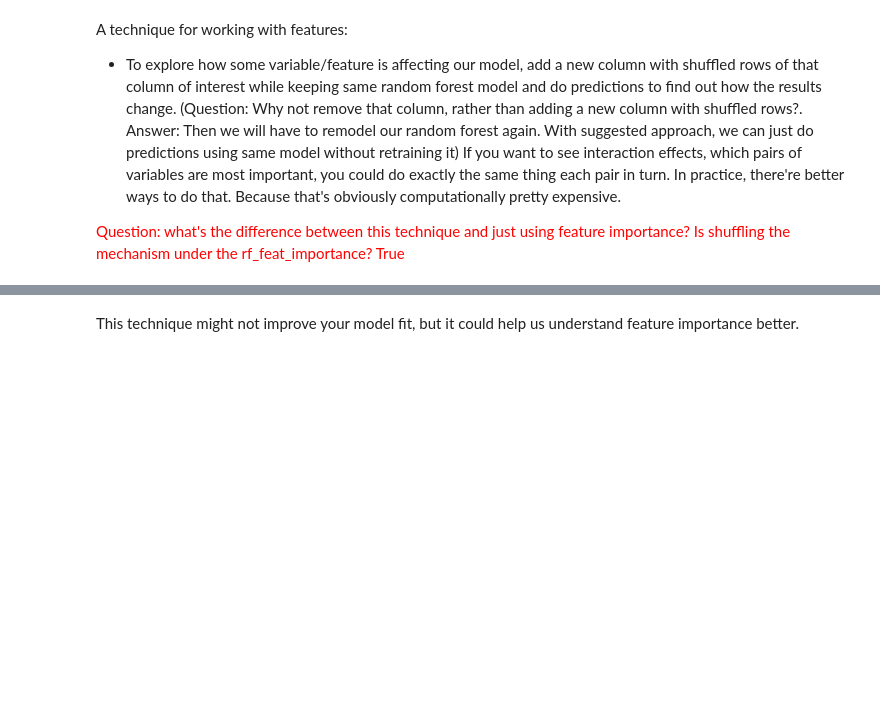
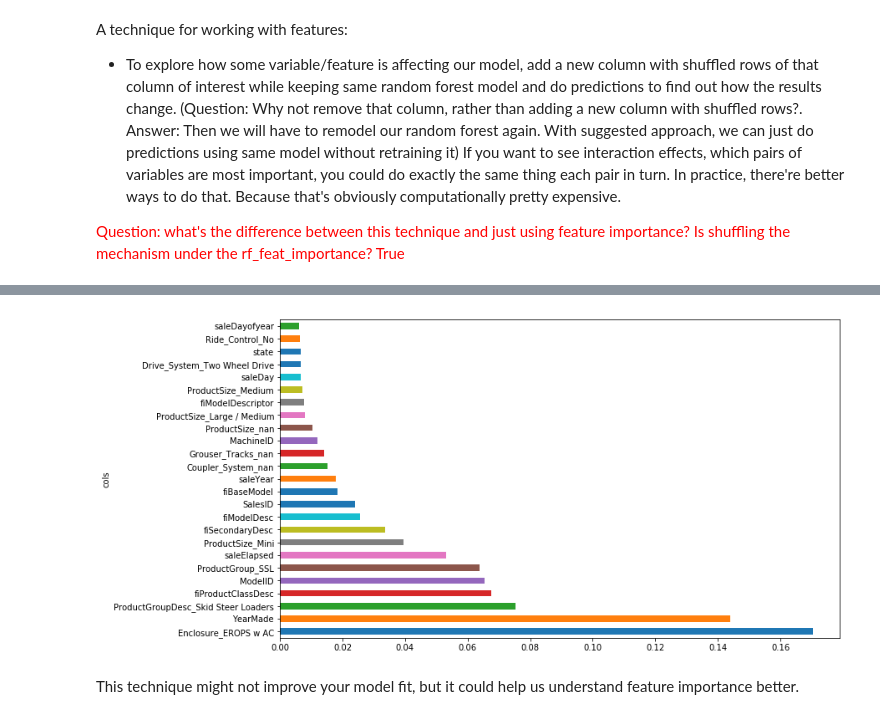
Before and after one commit to YiQ-Zhao/Machine-Learning-Notes, a Jupyter notebook: Random Forests.ipynb, the cells around one changed output, grey strips where cells are left out. Saved outputs shown, nothing was run; the diff lists cells and outputs as text; code cells hidden in the pictures; blank space fills up the shorter version.

```diff
--- a/Random Forests.ipynb
+++ b/Random Forests.ipynb
@@ -338,3 +681,8 @@ df_trn2, y_trn, nas = proc_df(df_raw, 'SalePrice', max_n_cat = 7)
+# %%
+fi = rf_feat_importance(m, df_trn2)
+plot_fi(fi[:25]);
+# %% [output]
+[figure, added]
 # %% [markdown]
 This technique might not improve your model fit, but it could help us understand feature importance better.
 # %% [markdown]
```
Also changed, not shown: parts of 128 cells of this notebook.
